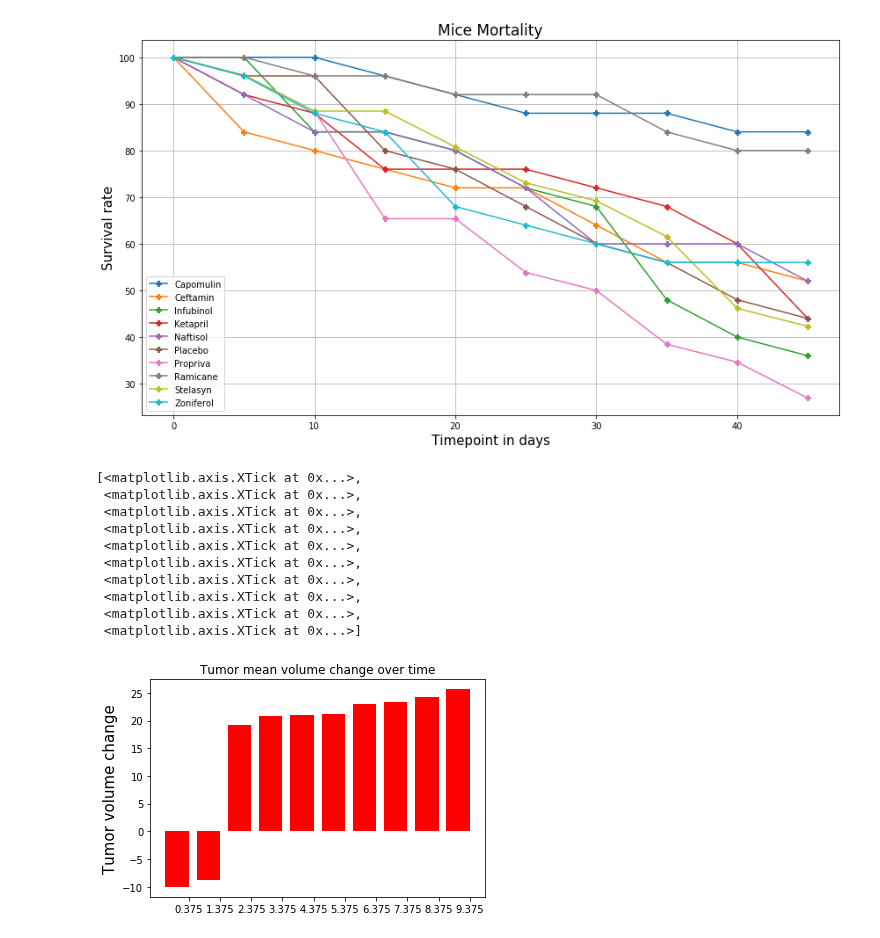
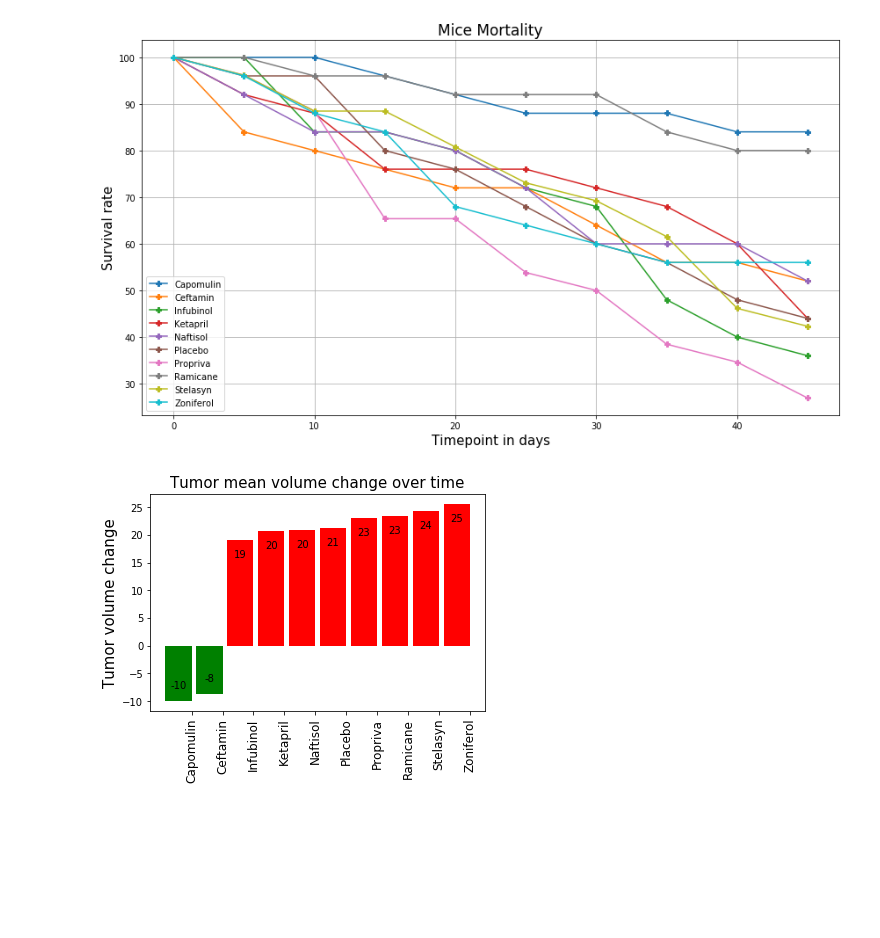
Before and after one commit to hvannia/Pymaceutical, a Jupyter notebook: pymaceuticals.ipynb, the cells around one changed output. Saved outputs shown, nothing was run; the diff lists cells and outputs as text; code cells hidden in the pictures; blank space fills up the shorter version.

```diff
--- a/pymaceuticals.ipynb
+++ b/pymaceuticals.ipynb
@@ -176,24 +176,40 @@ change= ( pivotedMeanTVdf.iloc[9,:] - pivotedMeanTVdf.iloc[0,:])
 sortedchange=change.sort_values()
 ranged=[sortedchange.max(),sortedchange.min()]
 barcount=len(sortedchange)
-ind = np.arange(barcount)  # the x locations for the groups
-width = 0.75       # the width of the bars
+ind = np.arange(barcount)  # the x locations for the groups  0-9
+width = 0.85       # the width of the bars
+colors=[]
+for abar in ind:
+    if sortedchange[abar] <=0:
+        colors.append('g')
+    else:
+        colors.append('r')
+# %%
+# handy label positioning
+# http://composition.al/blog/2015/11/29/a-better-way-to-add-labels-to-bar-charts-with-matplotlib/
+#$ added logic to place for biothg positive and negative numbers
+def autolabel(rects, ax):
+    # Get y-axis height to calculate label position from.
+    (y_bottom, y_top) = ax.get_ylim()
+    y_height = y_top - y_bottom
+
+    for rect in rects:
+        height = rect.get_height()
+        if height >0:
+            label_position = height - (y_height * 0.09)
+        else:
+            label_position = height + (y_height * 0.05)
+        ax.text(rect.get_x() + rect.get_width()/2., label_position,'%d' % int(height), ha='center', va='bottom')
 # %%
 fig, ax = plt.subplots()
-rects1 = ax.bar(ind,sortedchange, width, color='r')
+changeBars = ax.bar(ind, sortedchange, width, color=colors )
 ax.set_ylabel('Tumor volume change', fontsize=15)
-ax.set_title('Tumor mean volume change over time')
+ax.set_title('Tumor mean volume change over time', fontsize=15)
 ax.set_xticks(ind + width / 2)
-#ax.set_xticklabels(('G1', 'G2', 'G3', 'G4', 'G5'))
+autolabel(changeBars,ax)
+ax.set_xticklabels(aggTVdf['Drug'].unique())
+plt.xticks(rotation=90,fontsize=12)
+plt.savefig("Images/TumorVolChange.png")
+plt.show()
 # %% [output]
-[<matplotlib.axis.XTick at 0x...>,
- <matplotlib.axis.XTick at 0x...>,
- <matplotlib.axis.XTick at 0x...>,
- <matplotlib.axis.XTick at 0x...>,
- <matplotlib.axis.XTick at 0x...>,
- <matplotlib.axis.XTick at 0x...>,
- <matplotlib.axis.XTick at 0x...>,
- <matplotlib.axis.XTick at 0x...>,
- <matplotlib.axis.XTick at 0x...>,
- <matplotlib.axis.XTick at 0x...>]
-[figure, old version]
+[figure, new version]
```
